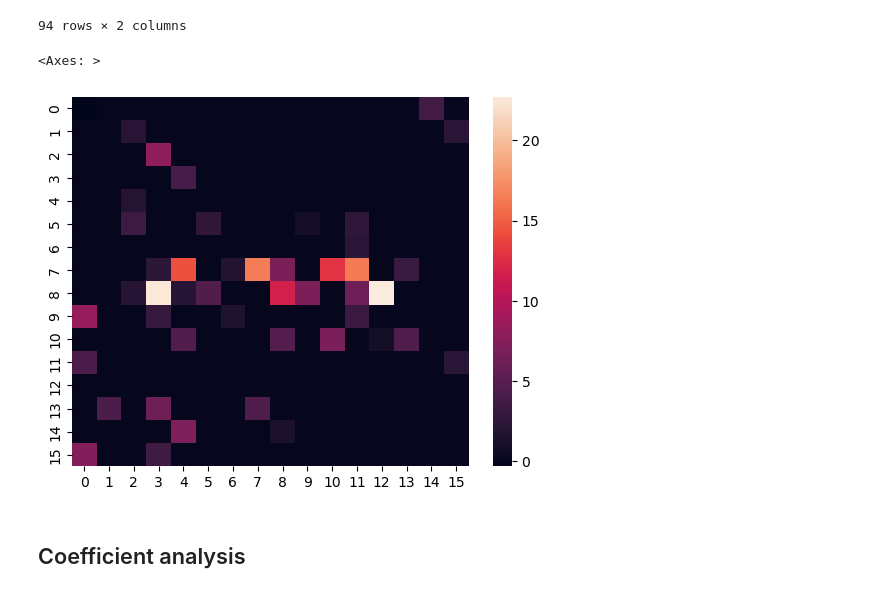
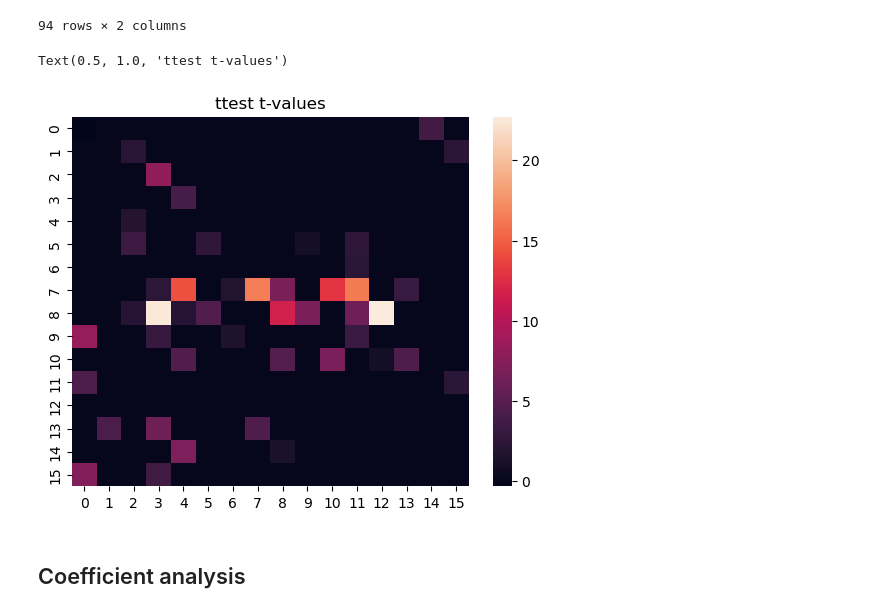
Before and after one commit to hans/ideal-word-representations, a Jupyter notebook: notebooks/encoding/compare_within_subject.ipynb, the cells around one changed output. Cells and saved outputs as stored; diff of their text form; code cells hidden in the pictures.

```diff
--- a/notebooks/encoding/compare_within_subject.ipynb
+++ b/notebooks/encoding/compare_within_subject.ipynb
@@ -232,13 +289,14 @@ ttest_results
 # %%
 ttest_grid = np.zeros((grid_num_rows, grid_num_cols))
 for output_dim, ttest_rows in ttest_results.groupby("output_dim"):
     x, y = output_dim_to_grid_coords(output_dim)
     ttest_grid[y, x] = np.nanmin(ttest_rows.tval)
 
-sns.heatmap(ttest_grid)
+ax = sns.heatmap(ttest_grid)
+ax.set_title("ttest t-values")
 # %% [output]
-<Axes: >
+Text(0.5, 1.0, 'ttest t-values')
-[figure, old version]
+[figure, new version]
 # %% [markdown]
 ## Coefficient analysis
 # %%
```
Also changed, not shown: parts of 10 cells of this notebook.
